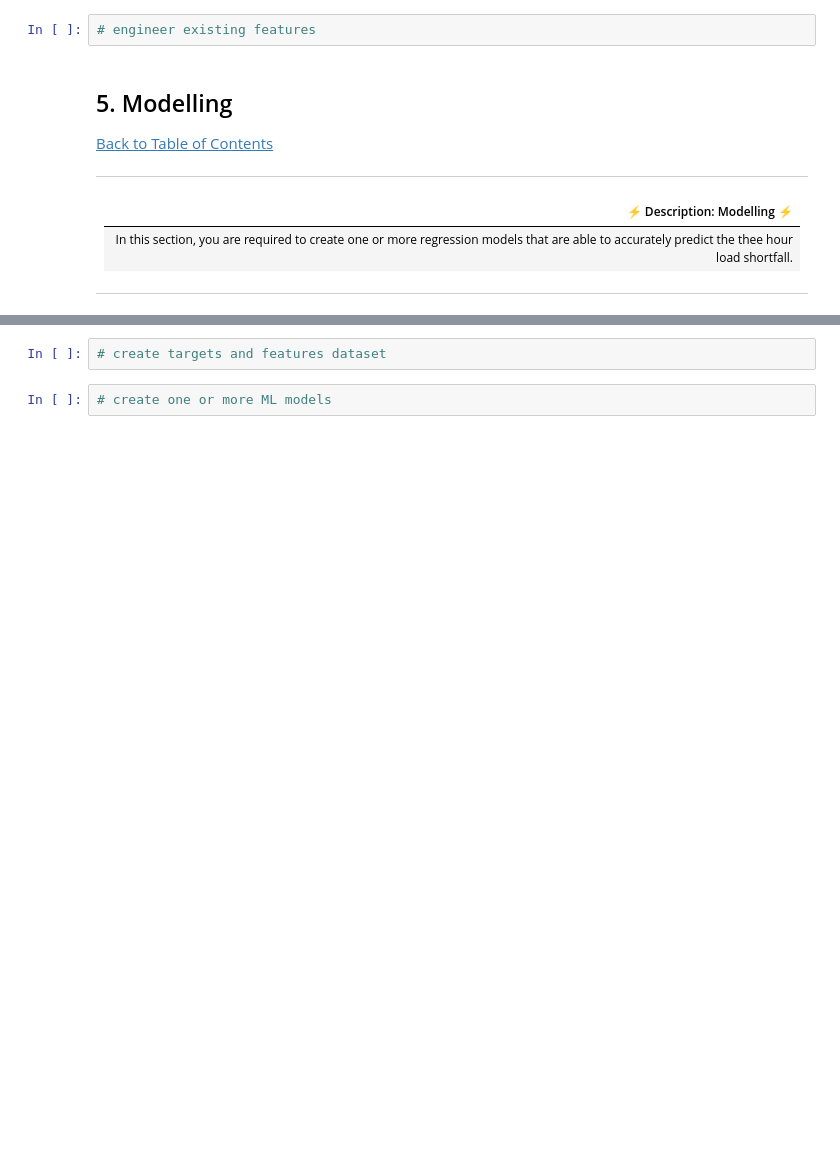
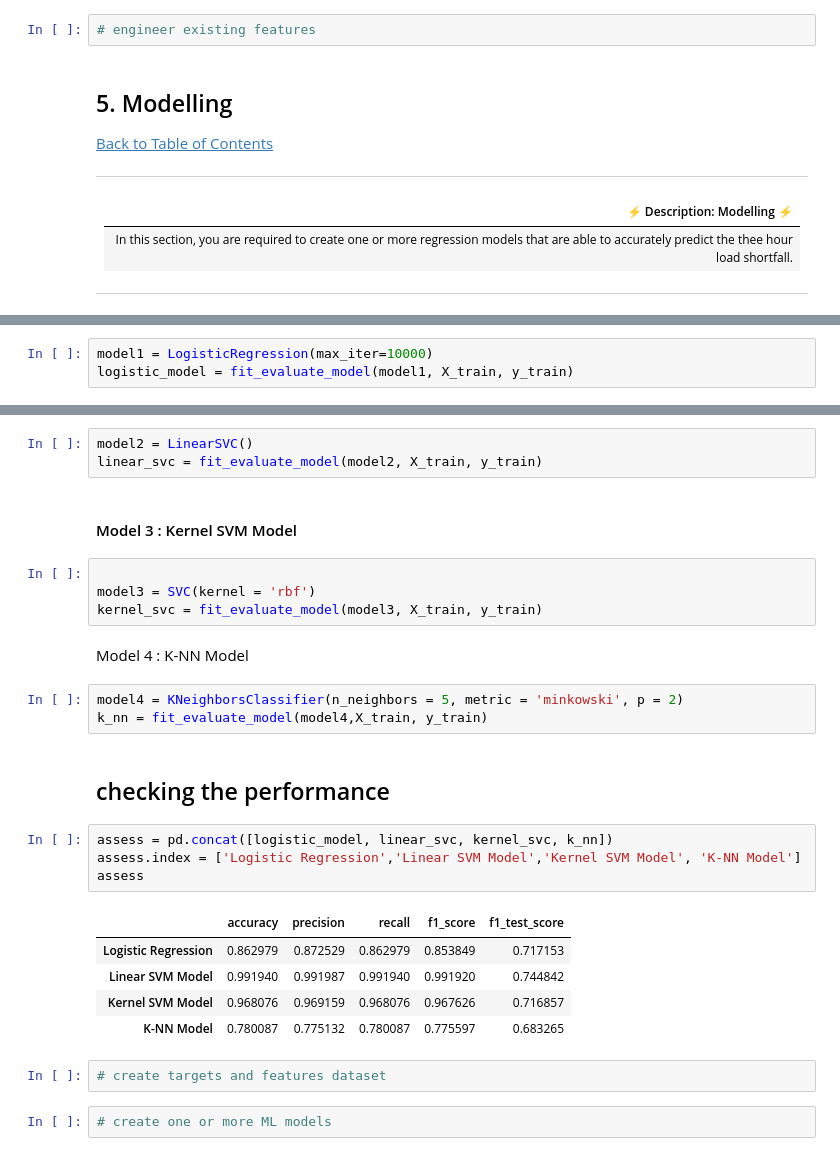
Before and after one commit to LPTsilo/Classification_Sprint_2207FTDS_Team_ES2, a Jupyter notebook: Classification_Sprint_Starter-Notebook.ipynb, the cells around one changed output, grey strips where cells are left out. Saved outputs shown, nothing was run; the diff lists cells and outputs as text; blank space fills up the shorter version.

Commit message:
modelling

```diff
--- a/Classification_Sprint_Starter-Notebook.ipynb
+++ b/Classification_Sprint_Starter-Notebook.ipynb
@@ -275,0 +327,3 @@ NameError: name 'df_train' is not defined
+# %%
+model1 = LogisticRegression(max_iter=10000)
+logistic_model = fit_evaluate_model(model1, X_train, y_train)
@@ -276,3 +335,30 @@ NameError: name 'df_train' is not defined
+# %%
+model2 = LinearSVC()
+linear_svc = fit_evaluate_model(model2, X_train, y_train)
+# %% [markdown]
+#### Model 3 : Kernel SVM Model
+# %%
+
+model3 = SVC(kernel = 'rbf')
+kernel_svc = fit_evaluate_model(model3, X_train, y_train)
+# %% [markdown]
+
+Model 4 : K-NN Model
+# %%
+model4 = KNeighborsClassifier(n_neighbors = 5, metric = 'minkowski', p = 2)
+k_nn = fit_evaluate_model(model4,X_train, y_train)
+# %% [markdown]
+## checking the performance
+# %%
+assess = pd.concat([logistic_model, linear_svc, kernel_svc, k_nn])
+assess.index = ['Logistic Regression','Linear SVM Model','Kernel SVM Model', 'K-NN Model']
+assess
+# %% [output]
+|  | accuracy | precision | recall | f1_score | f1_test_score |
+| Logistic Regression | 0.862979 | 0.872529 | 0.862979 | 0.853849 | 0.717153 |
+| Linear SVM Model | 0.991940 | 0.991987 | 0.991940 | 0.991920 | 0.744842 |
+| Kernel SVM Model | 0.968076 | 0.969159 | 0.968076 | 0.967626 | 0.716857 |
+| K-NN Model | 0.780087 | 0.775132 | 0.780087 | 0.775597 | 0.683265 |
 # %%
 # create targets and features dataset
 # %%
```
Also changed, not shown: parts of 20 cells of this notebook.
